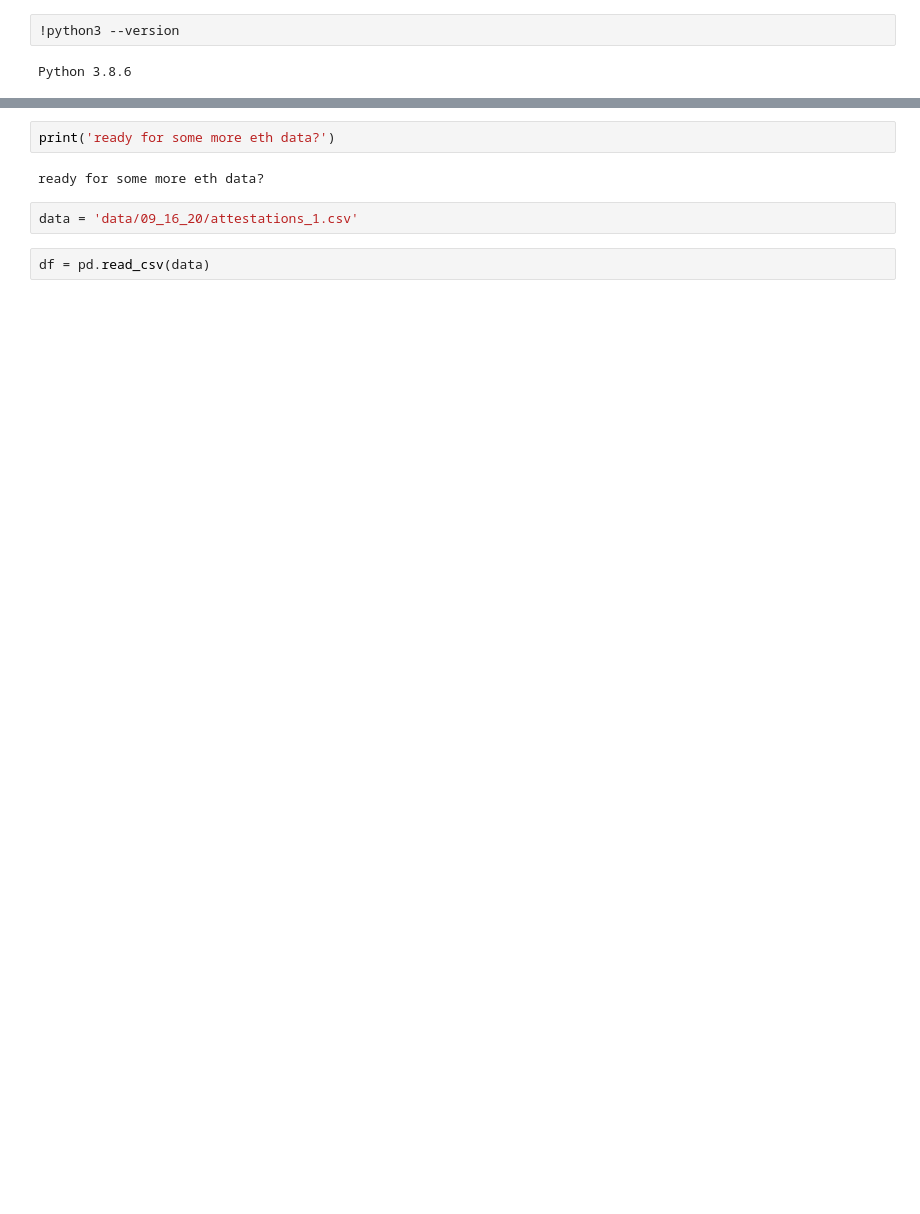
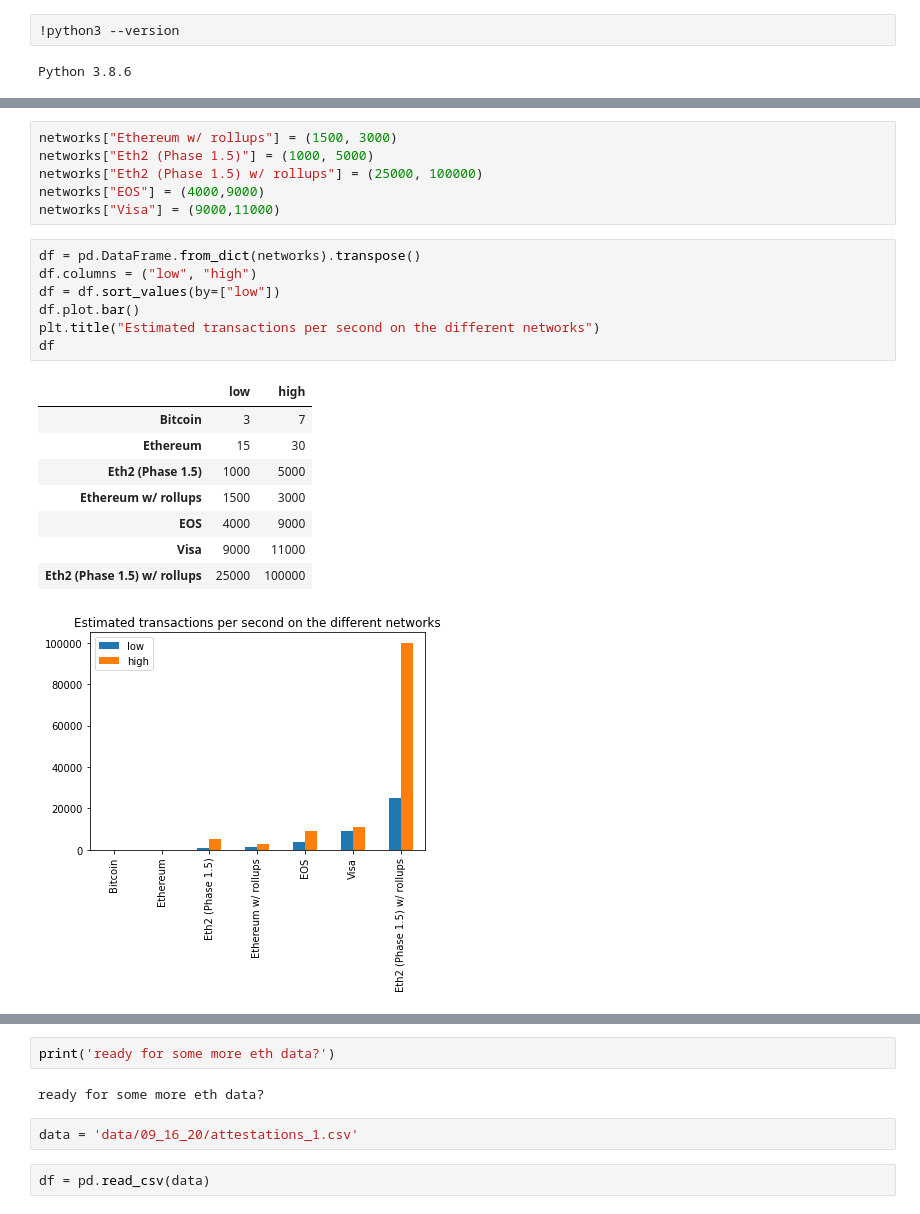
Before and after one commit to dOrgTech/MedallaDataChallenge, a Jupyter notebook: 01_medalla_initial_exploration.ipynb, the cells around one changed output, grey strips where cells are left out. Saved outputs shown, nothing was run; the diff lists cells and outputs as text; blank space fills up the shorter version.

```diff
--- a/01_medalla_initial_exploration.ipynb
+++ b/01_medalla_initial_exploration.ipynb
@@ -7,0 +35,23 @@ import seaborn as sns
+# %%
+networks["Ethereum w/ rollups"] = (1500, 3000)
+networks["Eth2 (Phase 1.5)"] = (1000, 5000)
+networks["Eth2 (Phase 1.5) w/ rollups"] = (25000, 100000)
+networks["EOS"] = (4000,9000)
+networks["Visa"] = (9000,11000)
+# %%
+df = pd.DataFrame.from_dict(networks).transpose()
+df.columns = ("low", "high")
+df = df.sort_values(by=["low"])
+df.plot.bar()
+plt.title("Estimated transactions per second on the different networks")
+df
+# %% [output]
+|  | low | high |
+| Bitcoin | 3 | 7 |
+| Ethereum | 15 | 30 |
+| Eth2 (Phase 1.5) | 1000 | 5000 |
+| Ethereum w/ rollups | 1500 | 3000 |
+| EOS | 4000 | 9000 |
+| Visa | 9000 | 11000 |
+| Eth2 (Phase 1.5) w/ rollups | 25000 | 100000 |
+[figure, added]
```
Also changed, not shown: parts of 13 cells of this notebook.
